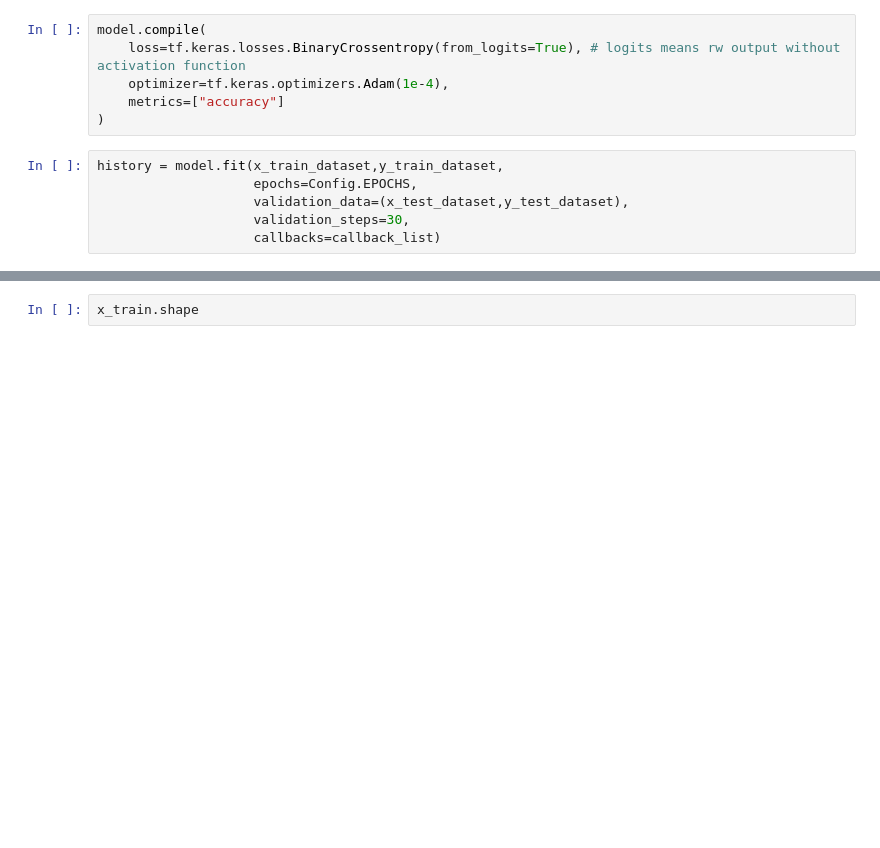
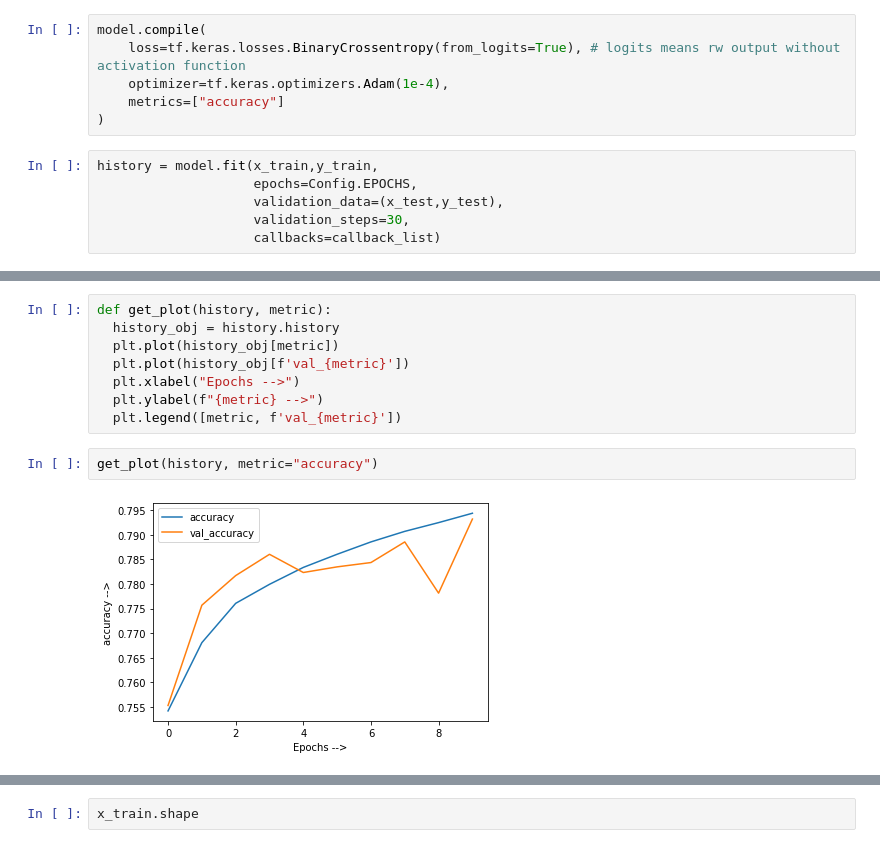
Before and after one commit to iamatul1214/NLP, a Jupyter notebook: Twitter_Sentiment_Analysis.ipynb, the cells around one changed output, grey strips where cells are left out. Saved outputs shown, nothing was run; the diff lists cells and outputs as text; blank space fills up the shorter version.

Commit message:
Third commit with model prediction

```diff
--- a/Twitter_Sentiment_Analysis.ipynb
+++ b/Twitter_Sentiment_Analysis.ipynb
@@ -545,9 +543,9 @@ model.compile(
     metrics=["accuracy"]
 )
 # %%
-history = model.fit(x_train_dataset,y_train_dataset,
+history = model.fit(x_train,y_train,
                     epochs=Config.EPOCHS,
-                    validation_data=(x_test_dataset,y_test_dataset),
+                    validation_data=(x_test,y_test),
                     validation_steps=30,
                     callbacks=callback_list)
 # %% [output]
@@ -554,0 +582,12 @@ ValueError: ignored
+# %%
+def get_plot(history, metric):
+  history_obj = history.history
+  plt.plot(history_obj[metric])
+  plt.plot(history_obj[f'val_{metric}'])
+  plt.xlabel("Epochs -->")
+  plt.ylabel(f"{metric} -->")
+  plt.legend([metric, f'val_{metric}'])
+# %%
+get_plot(history, metric="accuracy")
+# %% [output]
+[figure, added]
```
Also changed, not shown: parts of 15 cells of this notebook.
